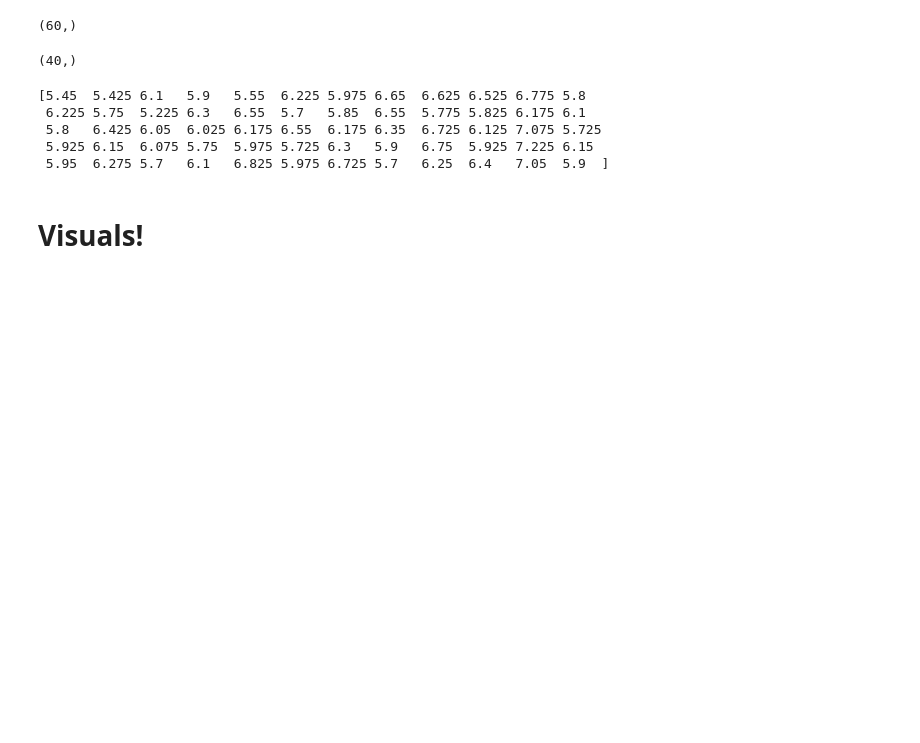
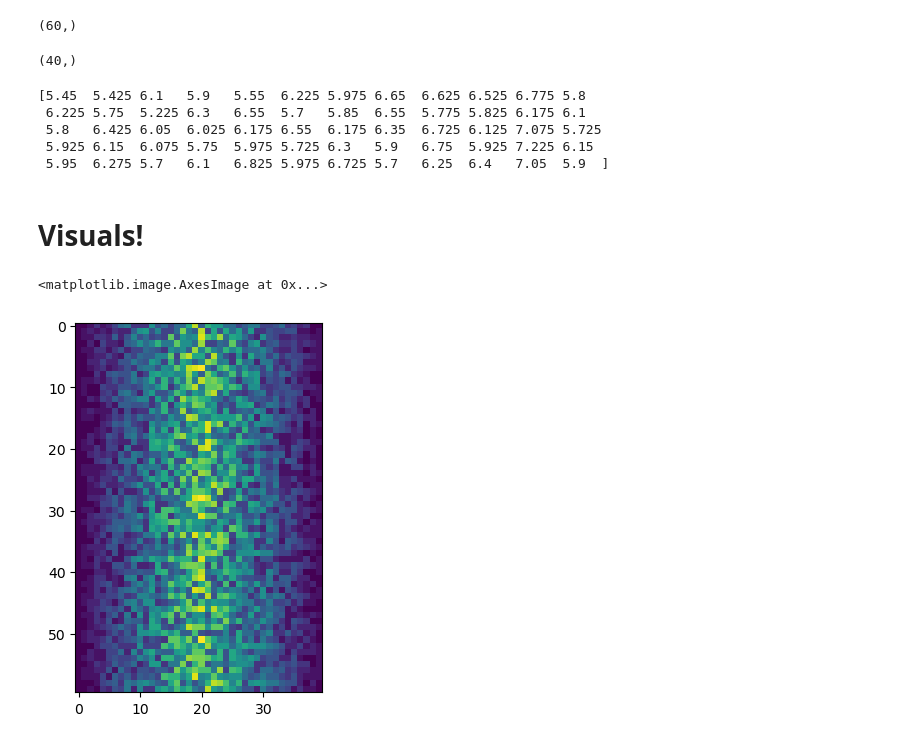
Before and after one commit to tu-delft-library/introduction_to_programming_with_python, a Jupyter notebook: material_for_participants/python_one.ipynb, the cells around one changed output. Cells and saved outputs as stored; diff of their text form; code cells hidden in the pictures; blank space fills up the shorter version.

```diff
--- a/material_for_participants/python_one.ipynb
+++ b/material_for_participants/python_one.ipynb
@@ -482,0 +485,5 @@ print(np.mean(data, axis=1))
+# %%
+plt.imshow(data)
+# %% [output]
+<matplotlib.image.AxesImage at 0x...>
+[figure, added]
```
Also changed, not shown: parts of 1 cell of this notebook.
